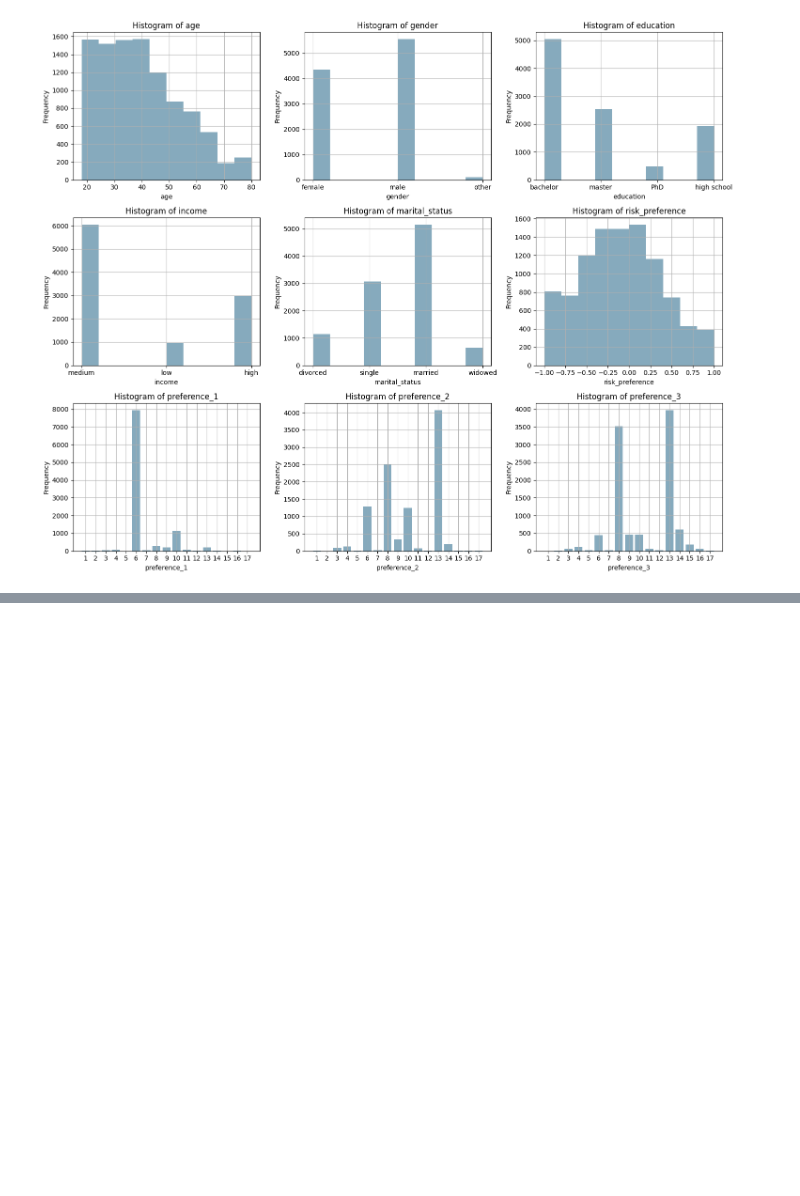
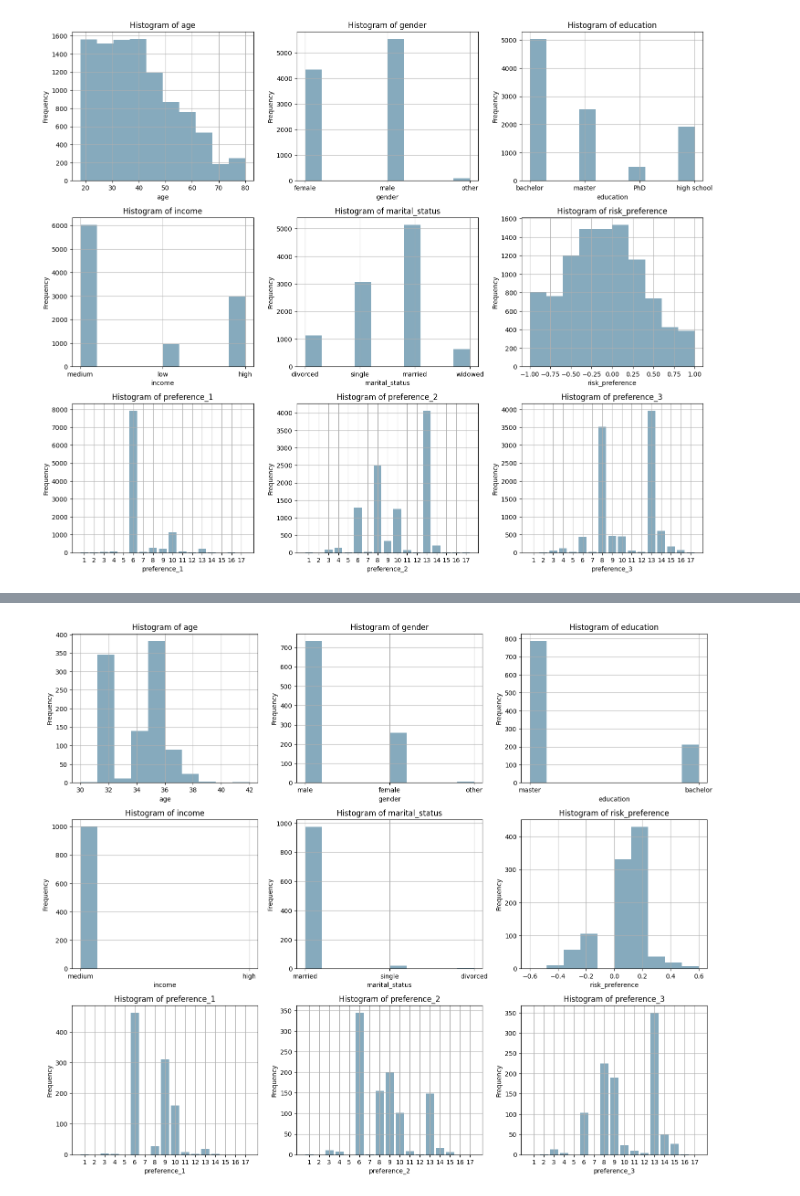
Before and after one commit to avo-milas/RiskProfile, a Jupyter notebook: data/Synthetic_Data_Creation.ipynb, the cells around one changed output, grey strips where cells are left out. Cells and saved outputs as stored; diff of their text form; code cells hidden in the pictures; blank space fills up the shorter version.

```diff
--- a/data/Synthetic_Data_Creation.ipynb
+++ b/data/Synthetic_Data_Creation.ipynb
@@ -198,0 +373,30 @@ df.to_csv("profiles_dataset.csv", index=False)
+# %%
+MAX_REQUESTS_PER_MINUTE = 50
+SECONDS_PER_REQUEST = 60 / MAX_REQUESTS_PER_MINUTE
+
+def generate_personas(n, checkpoint_interval=1000):
+    all_data = []
+    success_count = 0
+
+    for i in tqdm(range(n)):
+        profile = generate_profile()
+        try:
+            prefs = query_llm(profile)
+            full = {**profile, **prefs}
+            all_data.append(full)
+            success_count += 1
+
+            if success_count % checkpoint_interval == 0:
+                df = pd.DataFrame(all_data)
+                filename = f"checkpoint_{success_count}.csv"
+                df.to_csv(filename, index=False)
+                print(f"Checkpoint saved: {filename}")
+
+        except Exception as e:
+            print("Error at iteration", i, e)
+            continue
+
+        time.sleep(SECONDS_PER_REQUEST)
+
+    df = pd.DataFrame(all_data)
+    return df
@@ -422,0 +566,5 @@ plt.show()
+# %%
+profiles = pd.read_csv('profiles_dataset_gpt4o.csv')
+profiles = lowercase_categorical_columns(profiles)
+profiles = profiles[profiles.apply(is_valid_row, axis=1)].reset_index(drop=True)
+profiles
@@ -422,0 +585,4 @@ plt.show()
+# %%
+plot_profiles_histograms(profiles)
+# %% [output]
+[figure, added]
```
Also changed, not shown: parts of 31 cells of this notebook, 1 other file.
